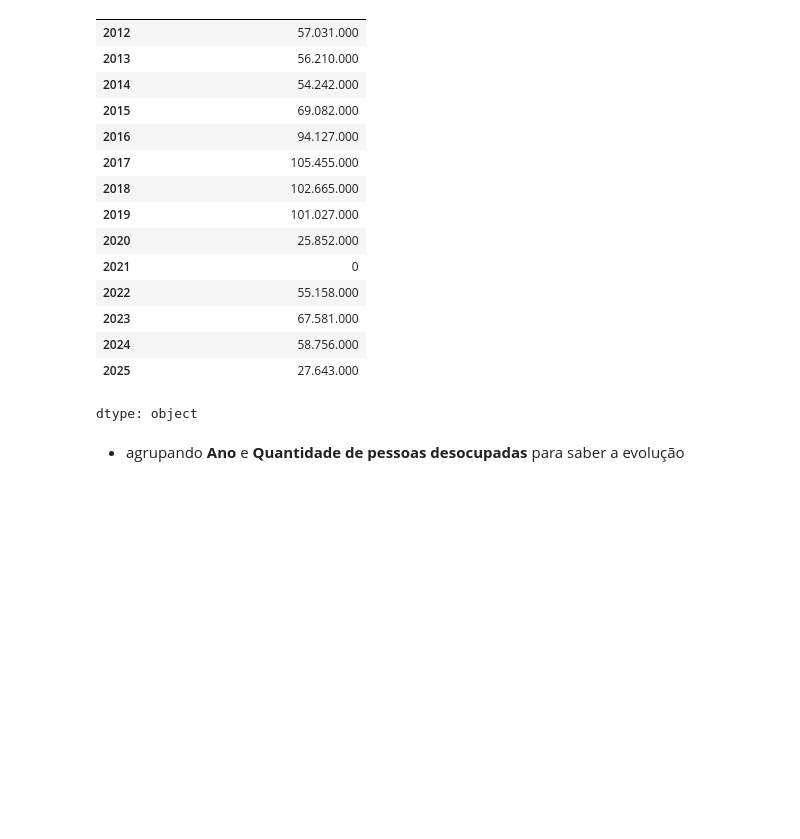
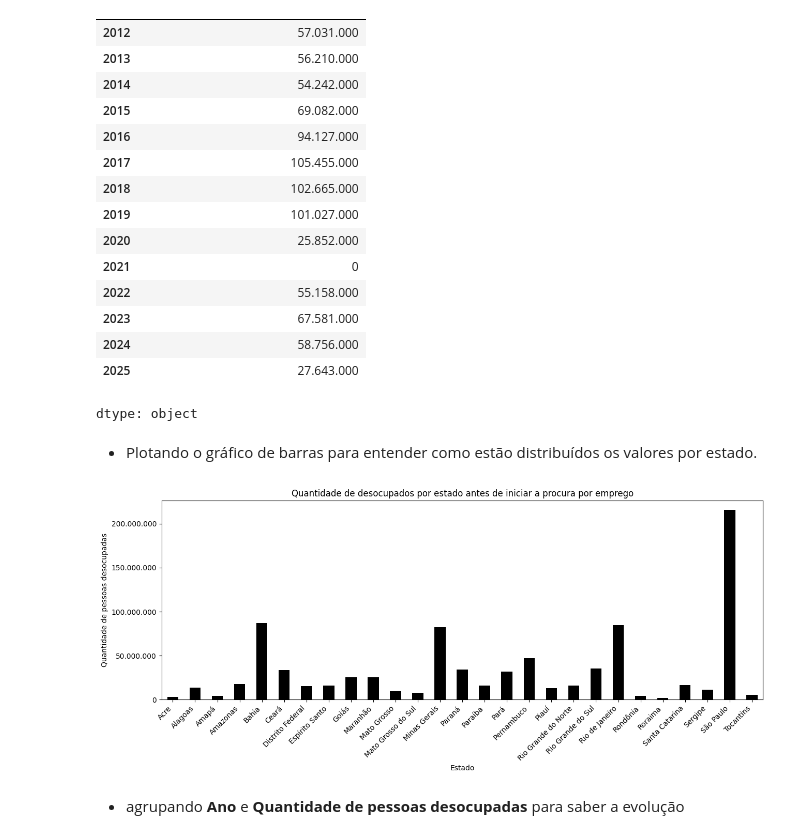
Before and after one commit to Alotrpyco/python-estatistica-e-negocios, a Jupyter notebook: 6.projeto.final/g.2_Projeto_final.ipynb, the cells around one changed output. Saved outputs shown, nothing was run; the diff lists cells and outputs as text; code cells hidden in the pictures; blank space fills up the shorter version.

```diff
--- a/6.projeto.final/g.2_Projeto_final.ipynb
+++ b/6.projeto.final/g.2_Projeto_final.ipynb
@@ -240,6 +249,21 @@ agrupando_format.head(25)
 | 2024 | 58.756.000 |
 | 2025 | 27.643.000 |
 dtype: object
+# %% [markdown]
+- Plotando o gráfico de barras para entender como estão distribuídos os valores por estado.
+# %%
+plt.figure(figsize=(15,5))
+agrupado = df.groupby(["Estado"])["Quantidade de pessoas desocupadas"].sum()
+agrupado.plot(kind="bar", title = "Quantidade de desocupados por estado antes de iniciar a procura por emprego", color = "black")
+plt.gca().yaxis.set_major_formatter(
+mtick.FuncFormatter(lambda x, _: f"{int(x):,}".replace(",", ".")))
+plt.xlabel("Estado")
+plt.ylabel("Quantidade de pessoas desocupadas")
+plt.xticks(rotation=45, ha="right")
+
+plt.show()
+# %% [output]
+[figure, added]
 # %% [markdown]
 - agrupando **Ano** e **Quantidade de pessoas desocupadas** para saber a evolução
 # %%
```
Also changed, not shown: parts of 9 cells of this notebook.
